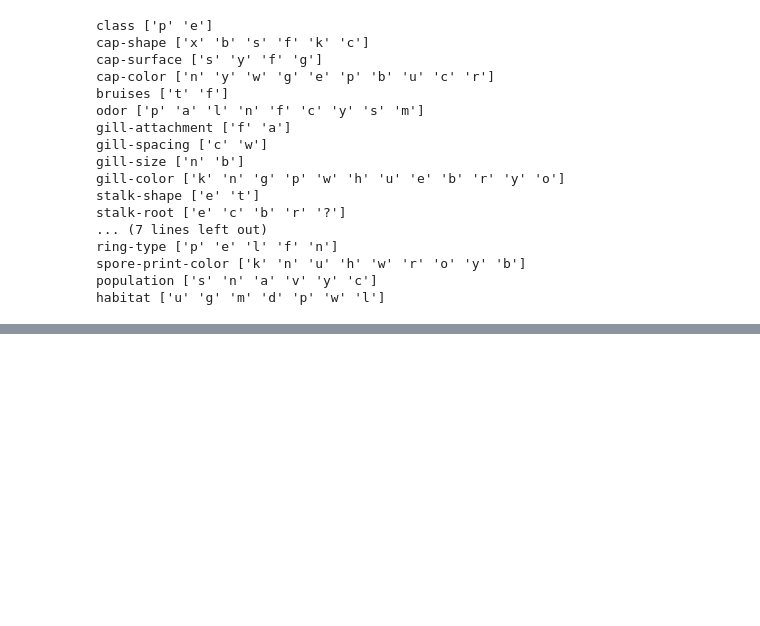
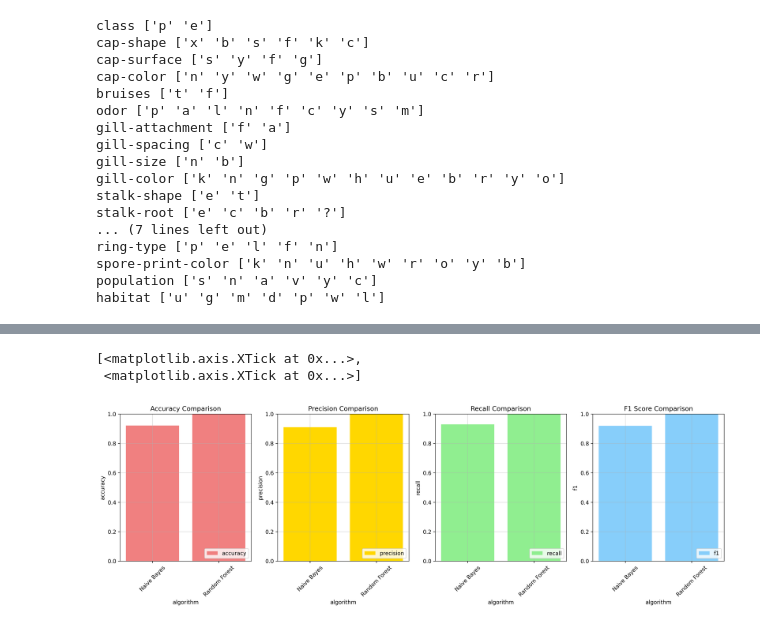
Before and after one commit to awesomecosmos/Mushroom-Classification, a Jupyter notebook: mushroom_classification.ipynb, the cells around one changed output, grey strips where cells are left out. Saved outputs shown, nothing was run; the diff lists cells and outputs as text; code cells hidden in the pictures; blank space fills up the shorter version.

```diff
--- a/mushroom_classification.ipynb
+++ b/mushroom_classification.ipynb
@@ -187,0 +298,51 @@ ValueError: could not convert string to float: 'k'
+# %%
+# comparing all metrics for this stage of analysis
+fig, ax = plt.subplots(1, 4, sharex=True, sharey=False, figsize=(20, 5), dpi=300)
+x_labels = performance_metrics['method']
+indices = np.arange(len(x_labels))
+width = 0.3
+
+# first row - NO Hyperparameters
+#row=0, col=0
+ax[0].bar(indices,performance_metrics['accuracy'],color="lightcoral",alpha=1,label="accuracy")
+ax[0].grid(True,alpha=0.5)
+ax[0].set_ylim(0,1)
+ax[0].set_xlabel("algorithm")
+ax[0].set_ylabel("accuracy")
+ax[0].set_title("Accuracy Comparison")
+ax[0].legend(loc='lower right')
+ax[0].set_xticks(indices, x_labels, rotation=45)
+
+#row=0, col=1
+ax[1].bar(indices,performance_metrics['precision'],color="gold",alpha=1,label="precision")
+ax[1].grid(True,alpha=0.5)
+ax[1].set_ylim(0,1)
+ax[1].set_xlabel("algorithm")
+ax[1].set_ylabel("precision")
+ax[1].set_title("Precision Comparison")
+ax[1].legend(loc='lower right')
+ax[1].set_xticks(indices, x_labels, rotation=45)
+
+#row=0, col=2
+ax[2].bar(indices,performance_metrics['recall'],color="lightgreen",alpha=1,label="recall")
+ax[2].grid(True,alpha=0.5)
+ax[2].set_ylim(0,1)
+ax[2].set_xlabel("algorithm")
+ax[2].set_ylabel("recall")
+ax[2].set_title("Recall Comparison")
+ax[2].legend(loc='lower right')
+ax[2].set_xticks(indices, x_labels, rotation=45)
+
+#row=0, col=3
+ax[3].bar(indices,performance_metrics['f1'],color="lightskyblue",alpha=1,label="f1")
+ax[3].grid(True,alpha=0.5)
+ax[3].set_ylim(0,1)
+ax[3].set_xlabel("algorithm")
+ax[3].set_ylabel("f1")
+ax[3].set_title("F1 Score Comparison")
+ax[3].legend(loc='lower right')
+ax[3].set_xticks(indices, x_labels, rotation=45)
+# %% [output]
+[<matplotlib.axis.XTick at 0x...>,
+ <matplotlib.axis.XTick at 0x...>]
+[figure, added]
```
Also changed, not shown: parts of 30 cells of this notebook.
